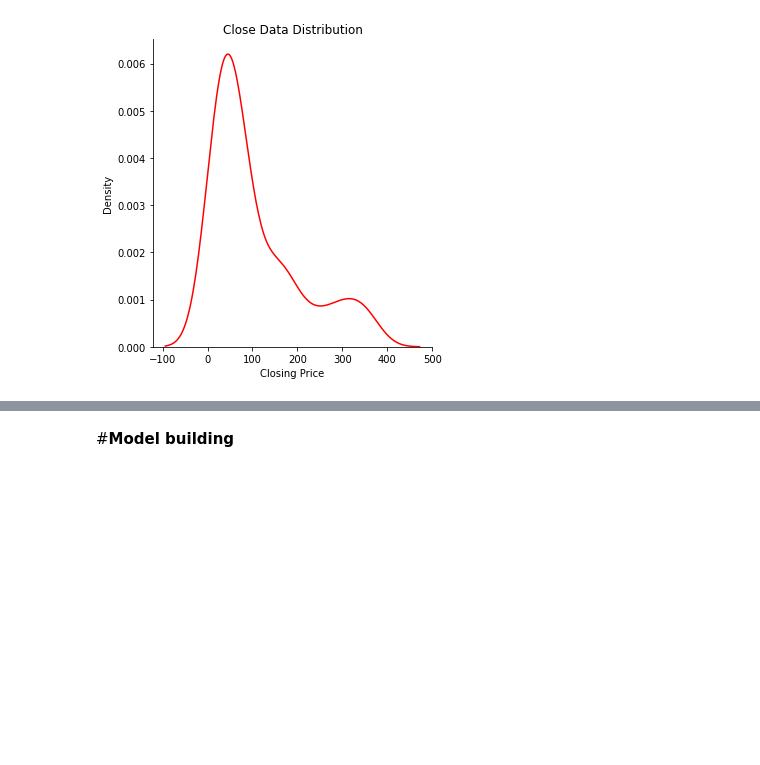
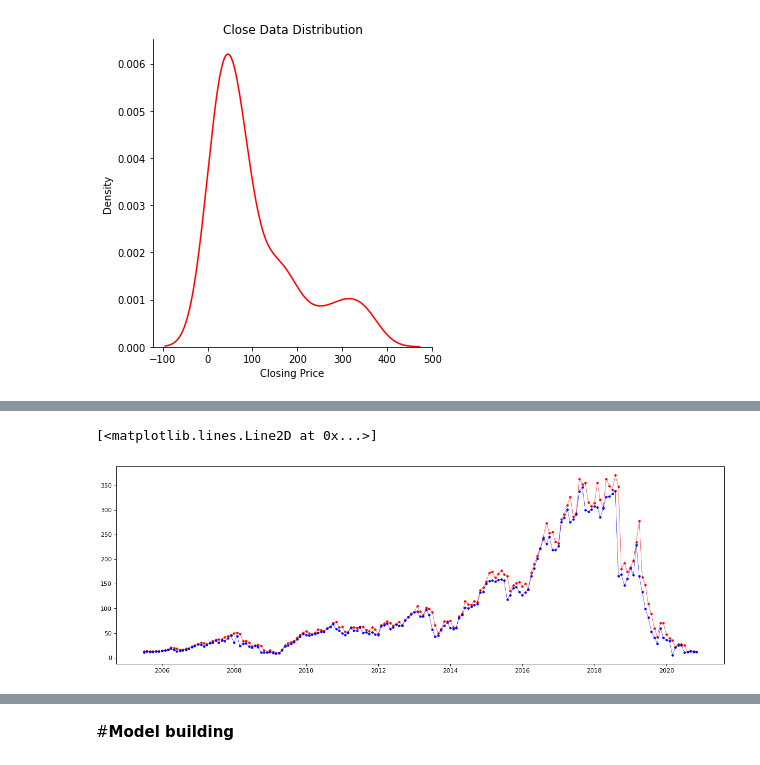
Before and after one commit to Syed-Irfan-1165/ML-Regression, a Jupyter notebook: Yes_Bank_Predictions.ipynb, the cells around one changed output, grey strips where cells are left out. Cells and saved outputs as stored; diff of their text form; code cells hidden in the pictures; blank space fills up the shorter version.

```diff
--- a/Yes_Bank_Predictions.ipynb
+++ b/Yes_Bank_Predictions.ipynb
@@ -276,0 +270,9 @@ ValueError: ignored
+# %%
+fig = plt.figure(figsize=(18, 6), dpi=80)
+plt.plot( 'Date', 'Open', data=YesBank_df, marker='.', color='red', linewidth=0.5)
+# plt.plot( 'Date', 'High', data=YesBank_df, marker='o', color='red', linewidth=1)
+plt.plot( 'Date', 'Low', data=YesBank_df, marker='.', color='blue', linewidth=0.5)
+#plt.plot( 'Date', 'Close', data=YesBank_df, marker='.', color='black', linewidth=0.5)
+# %% [output]
+[<matplotlib.lines.Line2D at 0x...>]
+[figure, added]
```
Also changed, not shown: parts of 7 cells of this notebook.
